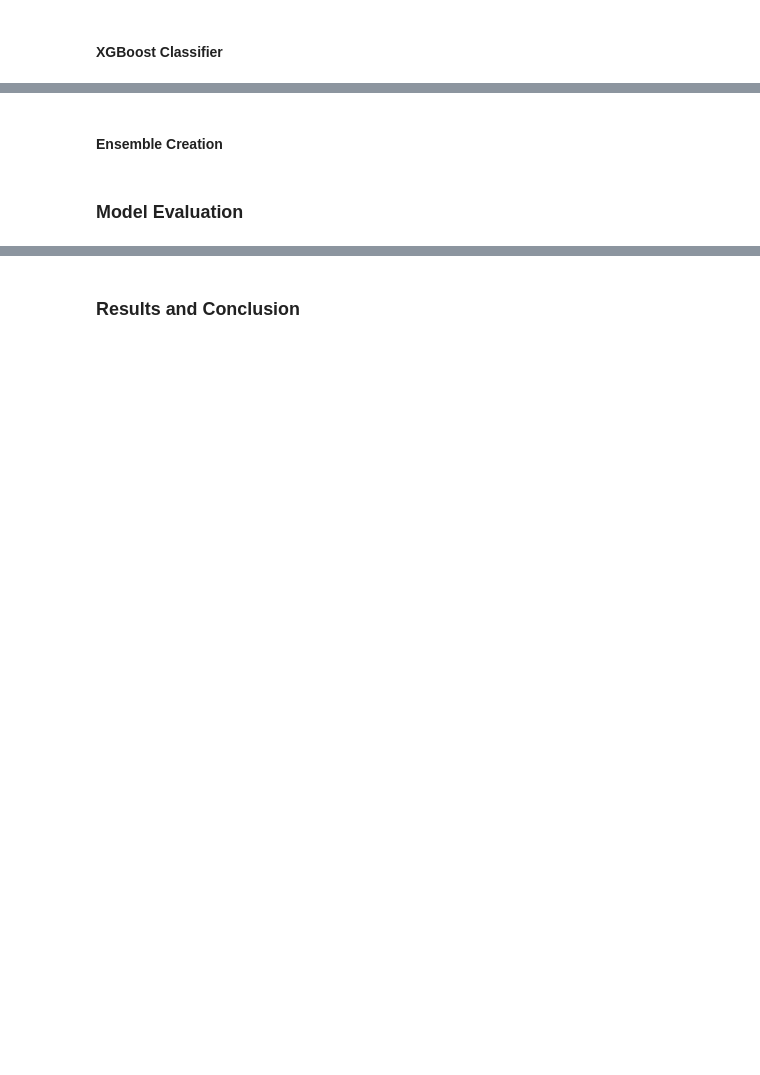
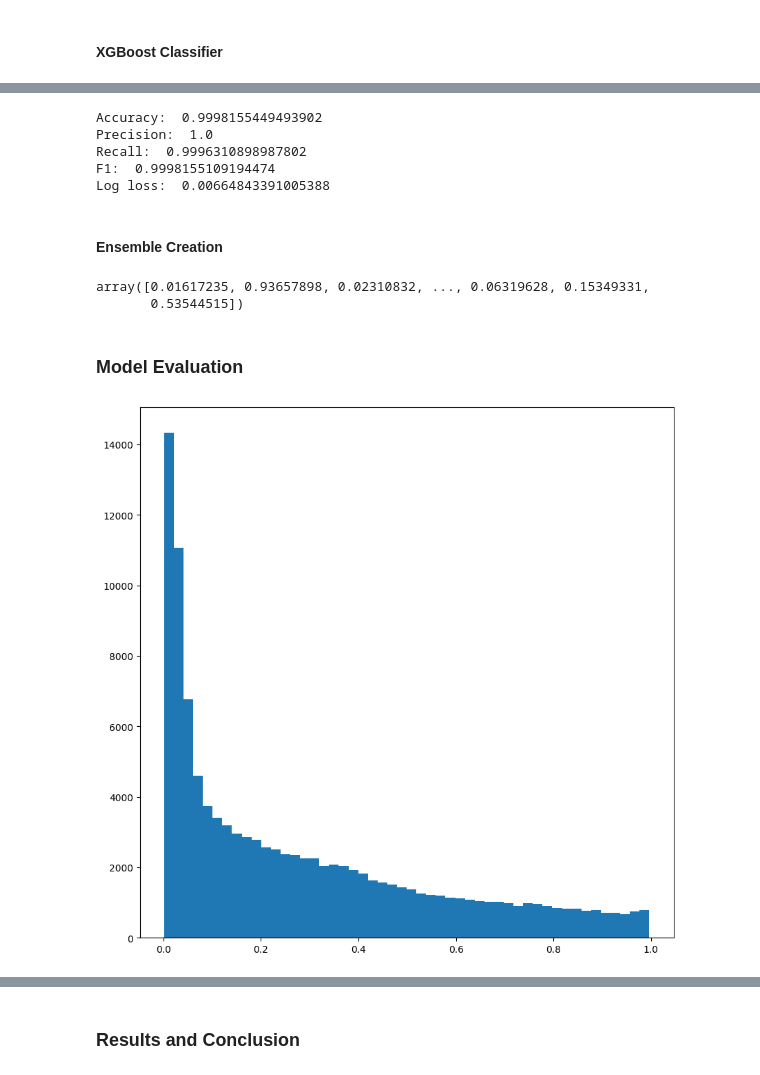
Before and after one commit to T2LIPthedeveloper/ML-and-AI-Projects, a Jupyter notebook: Binary-Prediction-Bank-Churn/submission_v1.ipynb, the cells around one changed output, grey strips where cells are left out. Cells and saved outputs as stored; diff of their text form; code cells hidden in the pictures; blank space fills up the shorter version.

```diff
--- a/Binary-Prediction-Bank-Churn/submission_v1.ipynb
+++ b/Binary-Prediction-Bank-Churn/submission_v1.ipynb
@@ -462,9 +554,5 @@ def tune_xgboost_classifier(X, y):
 # Use best estimators for model
 best_xgb = tune_xgboost_classifier(X, y)
 
-# Train model
-best_xgb.fit(X, y)
-
-# Check the training metrics
-plot_training_metrics(best_xgb, 'xgboost')
+# Separated tuning from final training to save time when running the notebook
 # %% [output]
@@ -509,0 +626,5 @@ plot_training_metrics(best_catboost, 'catboost')
+# %%
+# Use best estimators for model
+best_knn = tune_knn_classifier(X, y)
+
+# Separated tuning from final training to save time when running the notebook
@@ -510,3 +649,26 @@ plot_training_metrics(best_catboost, 'catboost')
+# %%
+# Train model
+best_knn.fit(X, y)
+
+# Check the training metrics
+def knn_metrics(X, y):
+    # Predict on the train set
+    y_pred = best_knn.predict(X)
+
+    # Evaluate the model
+    print("Accuracy: ", accuracy_score(y, y_pred))
+    print("Precision: ", precision_score(y, y_pred))
+    print("Recall: ", recall_score(y, y_pred))
+    print("F1: ", f1_score(y, y_pred))
+    print("Log loss: ", log_loss(y, y_pred))
+
+knn_metrics(X, y)
+# %% [output]
+Accuracy:  0.9998155449493902
+Precision:  1.0
+Recall:  0.9996310898987802
+F1:  0.9998155109194474
+Log loss:  0.00664843391005388
 # %% [markdown]
 #### Ensemble Creation
 # %%
@@ -517,19 +679,32 @@ from sklearn.ensemble import VotingClassifier
 estimators = [
     ('rf', best_rf),
     ('xgb', best_xgb),
-    ('catboost', best_catboost)
+    ('knn', best_knn),
 ]
+
+
 
 # Create a voting classifier
 voting_classifier = VotingClassifier(estimators, voting='soft')
 
+# make the predictions probabilistic rather than binary
+
 # Fit the voting classifier to the data
 voting_classifier.fit(X, y)
 
-# Predict on the test set
-y_pred = voting_classifier.predict(test_data)
-
-# Create a dataframe with the id and prediction
-output = pd.DataFrame({'id': test_ids, 'Exited': y_pred})
+# Predict on the test set probabilities
+y_pred = voting_classifier.predict_proba(test_data)
+# %%
+# Display predictions
+y_pred[:, 1]
+# %% [output]
+array([0.01617235, 0.93657898, 0.02310832, ..., 0.06319628, 0.15349331,
+       0.53544515])
 # %% [markdown]
 ### Model Evaluation
+# %%
+# Distribution of predictions vs distribution of test data
+plt.hist(y_pred[:, 1], bins=50)
+plt.show()
+# %% [output]
+[figure, added]
```
Also changed, not shown: parts of 25 cells of this notebook, 4 other files.
